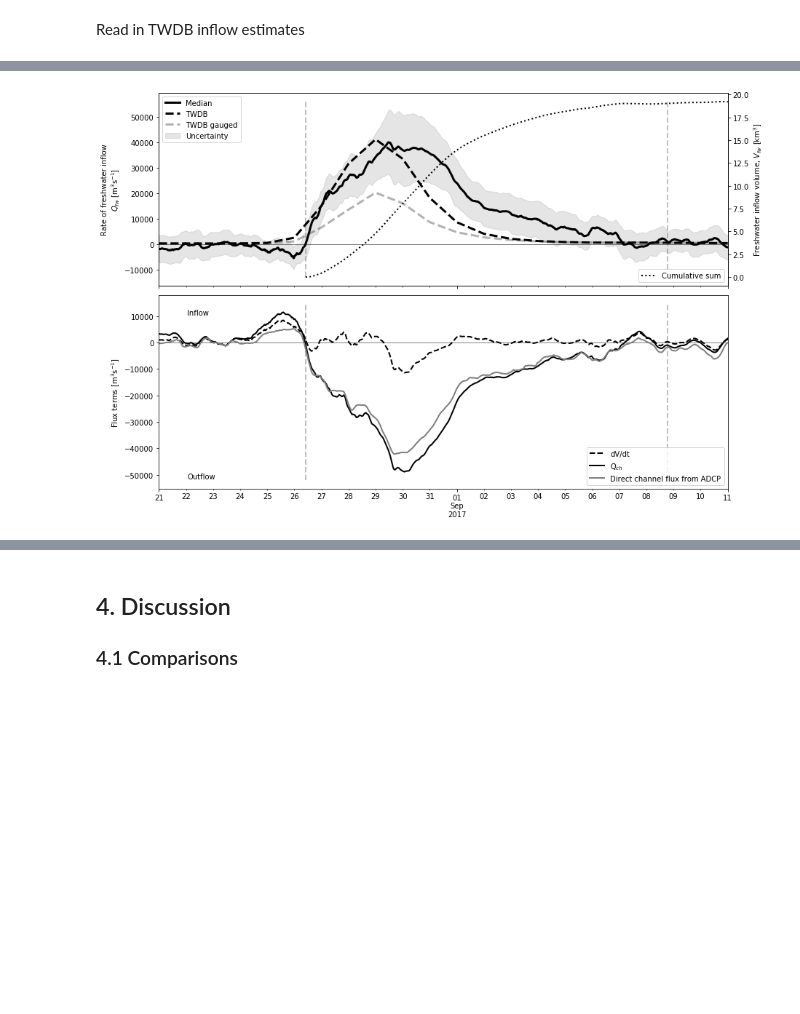
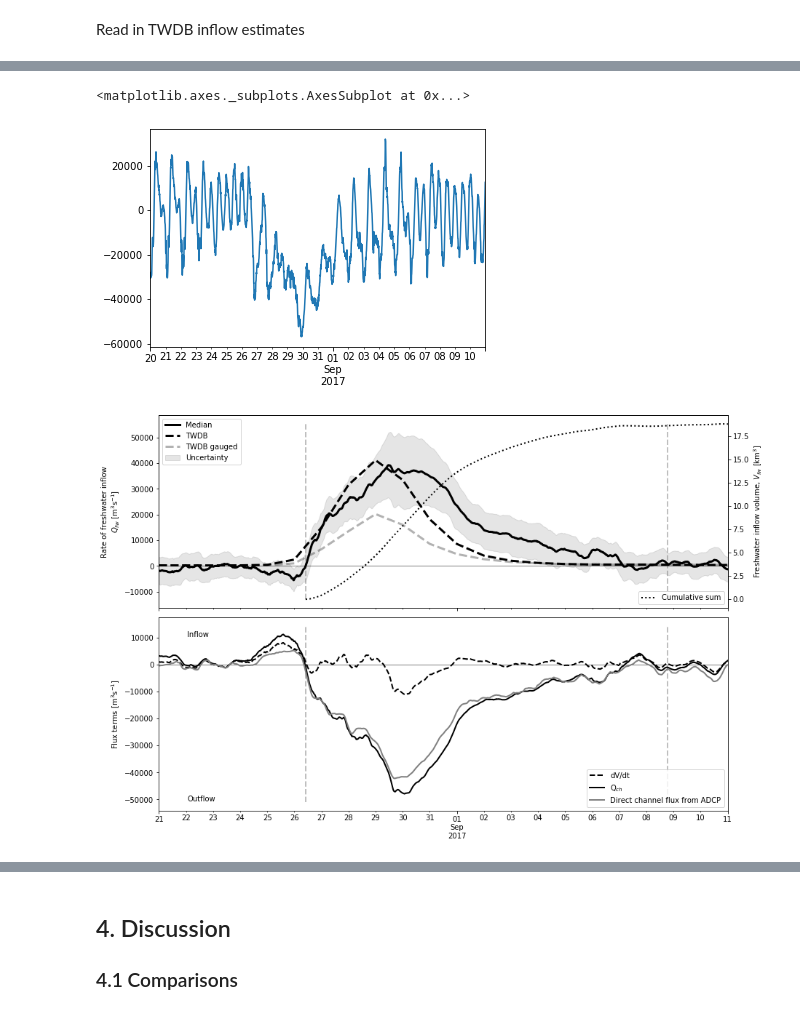
Before and after one commit to kthyng/harvey_inflow, a Jupyter notebook: notebooks/3_calculation.ipynb, the cells around one changed output, grey strips where cells are left out. Saved outputs shown, nothing was run; the diff lists cells and outputs as text; code cells hidden in the pictures; blank space fills up the shorter version.

```diff
--- a/notebooks/3_calculation.ipynb
+++ b/notebooks/3_calculation.ipynb
@@ -245,3 +303,8 @@ twdb['inflow'] = twdb.sum(axis=1)
+# %%
+(df['g06010: Along [cm/s] (water)']/100*Acs)['2017-8-20':'2017-9-10'].plot()
+# %% [output]
+<matplotlib.axes._subplots.AxesSubplot at 0x...>
+[figure, added]
 # %%
 dstart = '2017-8-21'; dend = '2017-9-11'
 tsmed = ts.loc[:,iuse].median(axis=1).rolling(window=24*4*1, center=True).mean()
@@ -249,6 +312,23 @@ tsstd = ts.loc[:,iuse].std(axis=1).rolling(window=24*4*1, center=True).mean()
 
 fig, axes = plt.subplots(2, 1, sharex=True, figsize=(14,10))
 fig.subplots_adjust(hspace=0.05)
+
+## plot freshwater inflow
+ax = axes[0]
+tsmed[dstart:dend].plot(color='k', lw=3, label='Median', ax=ax)
+ax.fill_between(df[dstart:dend].index, (tsmed - tsstd)[dstart:dend], (tsmed + tsstd)[dstart:dend],
+                color='k', alpha=0.1, label='Uncertainty')
+twdb['inflow'][dstart:dend].plot(color='k', lw=3, linestyle='--', label='TWDB', ax=ax)
+twdb['gauged'][dstart:dend].plot(color='k', lw=3, alpha=0.3, linestyle='--', label='TWDB gauged', ax=ax)
+ax2 = ax.twinx()
+(tsmed[date_outflow:dend].cumsum()*dt/1000**3).plot(color='k', lw=2, ax=ax2, linestyle=':', label='Cumulative sum')
+ax2.set_ylabel('Freshwater inflow volume, $V_{fw}$ [km$^3$]')
+ax2.legend(loc='lower right')
+
+ax.set_ylabel('Rate of freshwater inflow\n$Q_{fw}$ [m$^3$s$^{-1}$]')
+ax.set_xlabel('');
+ax.legend(loc='upper left')
+
 
 # plot individual signals in calculation
 ax = axes[1]
@@ -269,23 +349,6 @@ ax.text(0.05, 0.05, 'Outflow', transform=ax.transAxes)
 ax.legend(loc='lower right')
 
 
-## plot freshwater inflow
-ax = axes[0]
-tsmed[dstart:dend].plot(color='k', lw=3, label='Median', ax=ax)
-ax.fill_between(df[dstart:dend].index, (tsmed - tsstd)[dstart:dend], (tsmed + tsstd)[dstart:dend],
-                color='k', alpha=0.1, label='Uncertainty')
-twdb['inflow'][dstart:dend].plot(color='k', lw=3, linestyle='--', label='TWDB', ax=ax)
-twdb['gauged'][dstart:dend].plot(color='k', lw=3, alpha=0.3, linestyle='--', label='TWDB gauged', ax=ax)
-ax2 = ax.twinx()
-(tsmed[date_outflow:dend].cumsum()*dt/1000**3).plot(color='k', lw=2, ax=ax2, linestyle=':', label='Cumulative sum')
-ax2.set_ylabel('Freshwater inflow volume, $V_{fw}$ [km$^3$]')
-ax2.legend(loc='lower right')
-
-ax.set_ylabel('Rate of freshwater inflow\n$Q_{fw}$ [m$^3$s$^{-1}$]')
-ax.set_xlabel('');
-ax.legend(loc='upper left')
-
-
 for ax in axes:
     ylims = ax.get_ylim()
     ax.vlines(date_outflow, *ylims, linewidth=2, alpha=0.5, color='0.5', linestyle='--')
@@ -297,4 +360,4 @@ ax.set_xlim(dstart, dend)
 
 plt.savefig('../figures/inflow_comp.pdf', bbox_inches='tight')
 # %% [output]
-[figure, old version]
+[figure, new version]
```
Also changed, not shown: parts of 26 cells of this notebook, 5 other files.
